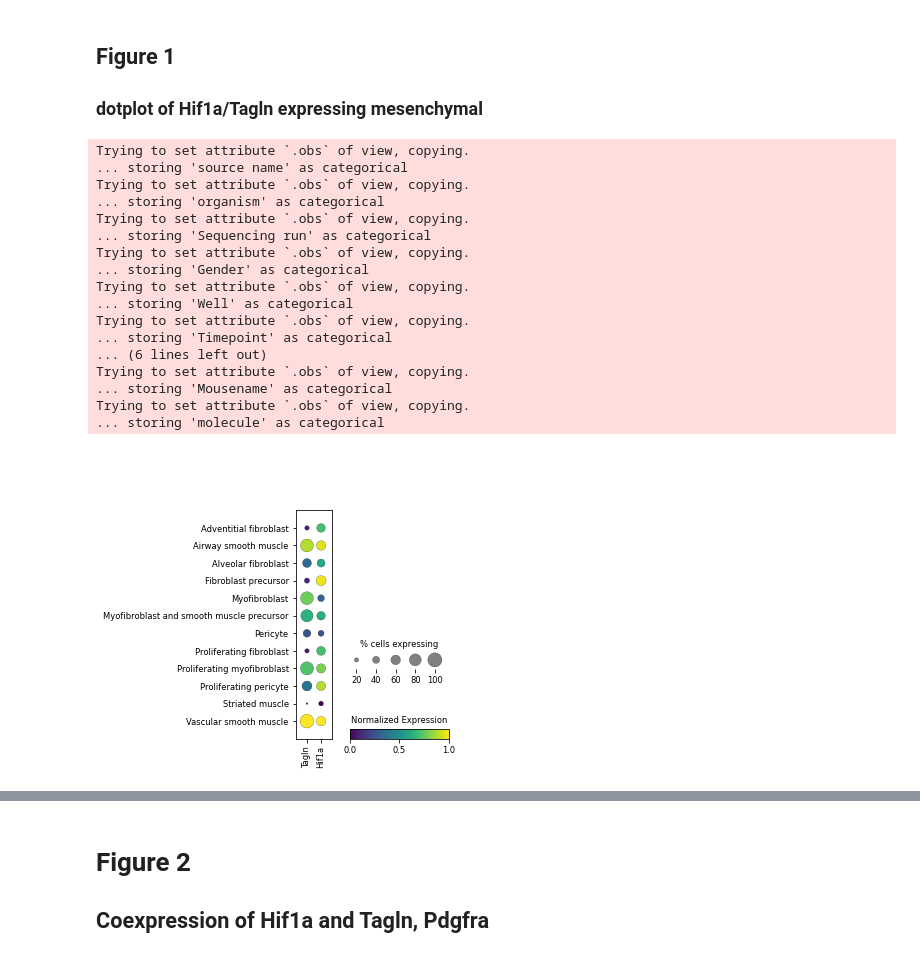
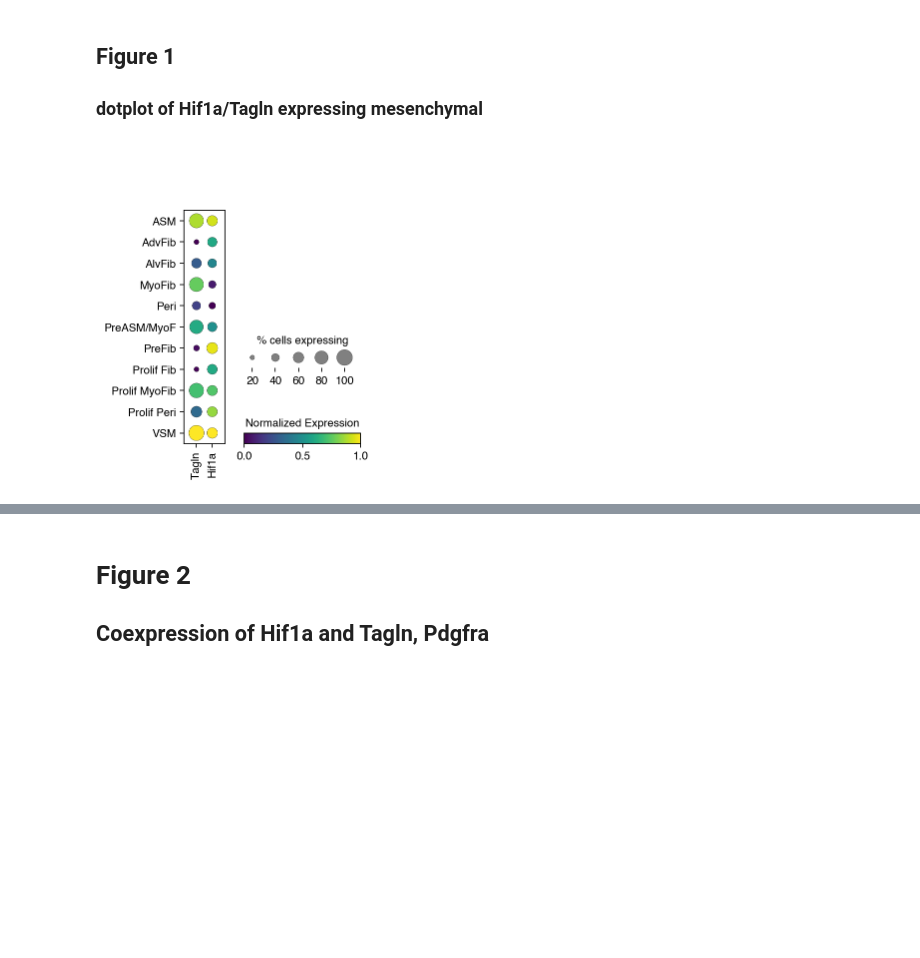
Before and after one commit to CarstenKnutsen/tagln_hif1a_ko, a Jupyter notebook: single_cell_figures.ipynb, the cells around one changed output, grey strips where cells are left out. Drawn from its saved outputs; the diff is of its cells as text; code cells hidden in the pictures; blank space fills up the shorter version.

```diff
--- a/single_cell_figures.ipynb
+++ b/single_cell_figures.ipynb
@@ -4,8 +4,13 @@ import scanpy as sc
 import pandas as pd
 import numpy as np
 import seaborn as sns
-from matplotlib import pyplot as plt
+import matplotlib.pyplot as plt
+import matplotlib.font_manager
 output = '/home/carsten/alvira_bioinformatics/hif1a_tagln/data/output'
 sc.settings.figdir = output
+sc.set_figure_params(fontsize=12, dpi = 300)
 os.makedirs(output, exist_ok = True)
+plt.rcParams['font.family'] = 'Helvetica'
+plt.rcParams['font.sans-serif']=['Helvetica']
+plt.rcParams['pdf.fonttype'] = 'truetype'
 # %%
@@ -30,0 +33,28 @@ sc.pp.log1p(adata, base=2)
+# %%
+mes_adata = sc.read_csv('/home/carsten/alvira_bioinformatics/hif1a_tagln/data/GSE172251_table_counts_lungmese.tsv.gz',
+                  delimiter='\t').T
+metadata = pd.read_csv('/home/carsten/alvira_bioinformatics/hif1a_tagln/data/GSE172251_table_cellmetadata_lungmese.tsv.gz',
+                      delimiter='\t',
+                      index_col=0)
+mes_adata.obs = metadata
+mes_adata.obs['Cell Subtype'].replace({'Early adventitial fibroblast': 'Adventitial fibroblast',
+                                  'Early alveolar fibroblast': 'Alveolar fibroblast',
+                                  'Early airway smooth muscle': 'Airway smooth muscle'}, inplace=True)#combine cell types over time
+abv_dict = {'Airway smooth muscle':'ASM',
+            'Myofibroblast':'MyoFib',
+            'Alveolar fibroblast':'AlvFib',
+            'Proliferating myofibroblast': 'Prolif MyoFib',
+            'Vascular smooth muscle':'VSM',
+            'Pericyte':'Peri',
+            'Proliferating fibroblast':'Prolif Fib',
+            'Adventitial fibroblast': 'AdvFib',
+            'Proliferating pericyte': 'Prolif Peri',
+            'Myofibroblast and smooth muscle precursor': 'PreASM/MyoF',
+            'Striated muscle': 'StriaMusc',
+            'Fibroblast precursor':'PreFib',
+            'Male hyperoxic fibroblast':'MHF'
+           }
+mes_adata.obs['Cell Subtype'].replace(abv_dict, inplace = True)
+mes_adata = mes_adata[mes_adata.obs['Cell Subtype'] != 'StriaMusc']
+sc.pp.normalize_total(mes_adata, target_sum=1e6)
+sc.pp.log1p(mes_adata, base=2)
@@ -32,27 +94,11 @@ sc.pp.log1p(adata, base=2)
 ## Figure 1
 ### dotplot of Hif1a/Tagln expressing mesenchymal
 # %%
-norm_adata = adata[adata.obs['Treatment'] == 'normal', :]
-sc.pl.DotPlot(norm_adata,
+sc.set_figure_params(fontsize=12)
+norm_mes_adata = mes_adata[mes_adata.obs['Treatment'] == 'normal', :]
+sc.pl.DotPlot(norm_mes_adata,
               ['Tagln','Hif1a'],
               standard_scale='var',
-              groupby = 'Cell Subtype').legend(width = 2, size_title='% cells expressing',colorbar_title= 'Normalized Expression').style(cmap='viridis').savefig(os.path.join(output,f'dotplot_fig1_hif1a_tagln.png'), dpi = 300)
+              groupby = 'Cell Subtype').legend(width = 2.1,size_title='% cells expressing',colorbar_title= 'Normalized Expression').style(cmap='viridis', y_padding=0.5, largest_dot=200).savefig(os.path.join(output,f'dotplot_fig1_hif1a_tagln.png'), dpi = 300)
 # %% [output]
-Trying to set attribute `.obs` of view, copying.
-... storing 'source name' as categorical
-Trying to set attribute `.obs` of view, copying.
-... storing 'organism' as categorical
-Trying to set attribute `.obs` of view, copying.
-... storing 'Sequencing run' as categorical
-Trying to set attribute `.obs` of view, copying.
-... storing 'Gender' as categorical
-Trying to set attribute `.obs` of view, copying.
-... storing 'Well' as categorical
-Trying to set attribute `.obs` of view, copying.
-... storing 'Timepoint' as categorical
-... (6 lines left out)
-Trying to set attribute `.obs` of view, copying.
-... storing 'Mousename' as categorical
-Trying to set attribute `.obs` of view, copying.
-... storing 'molecule' as categorical
-[figure, old version]
+[figure, new version]
```
Also changed, not shown: parts of 11 cells of this notebook.
